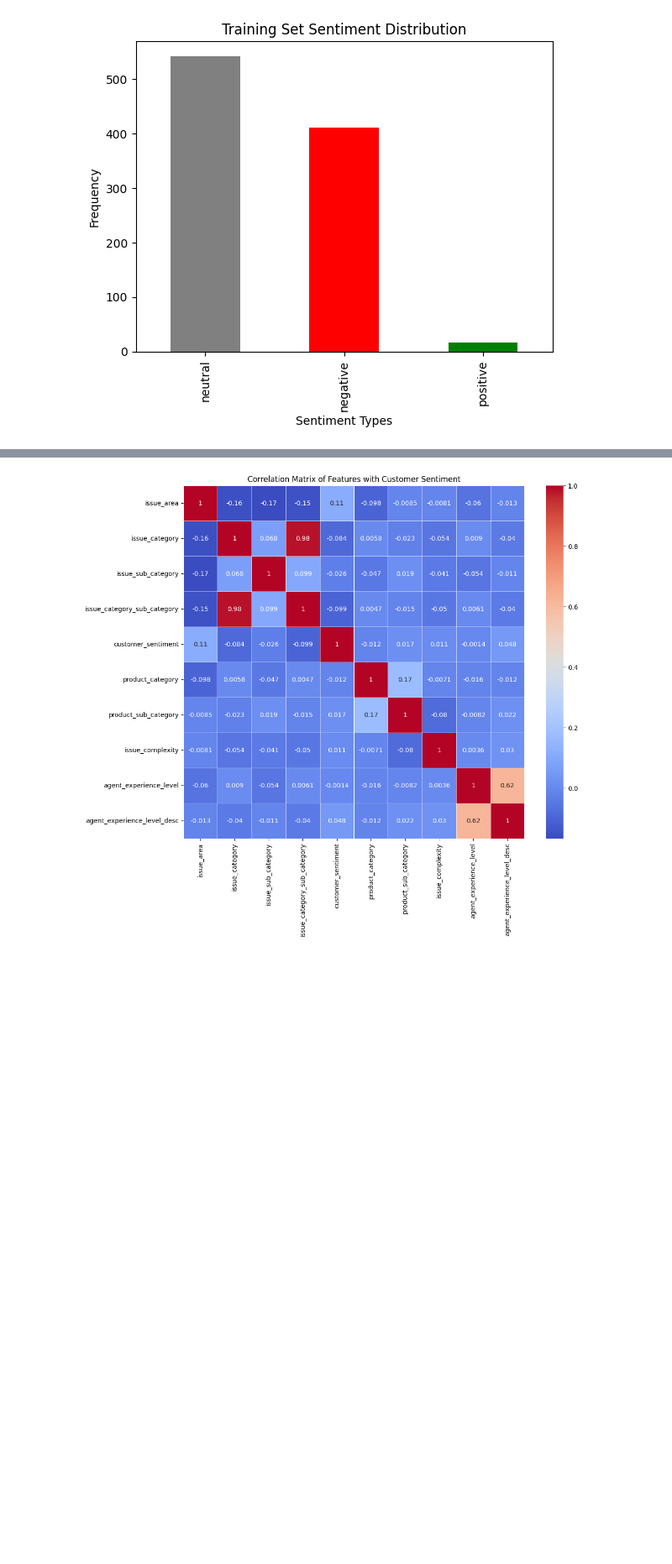
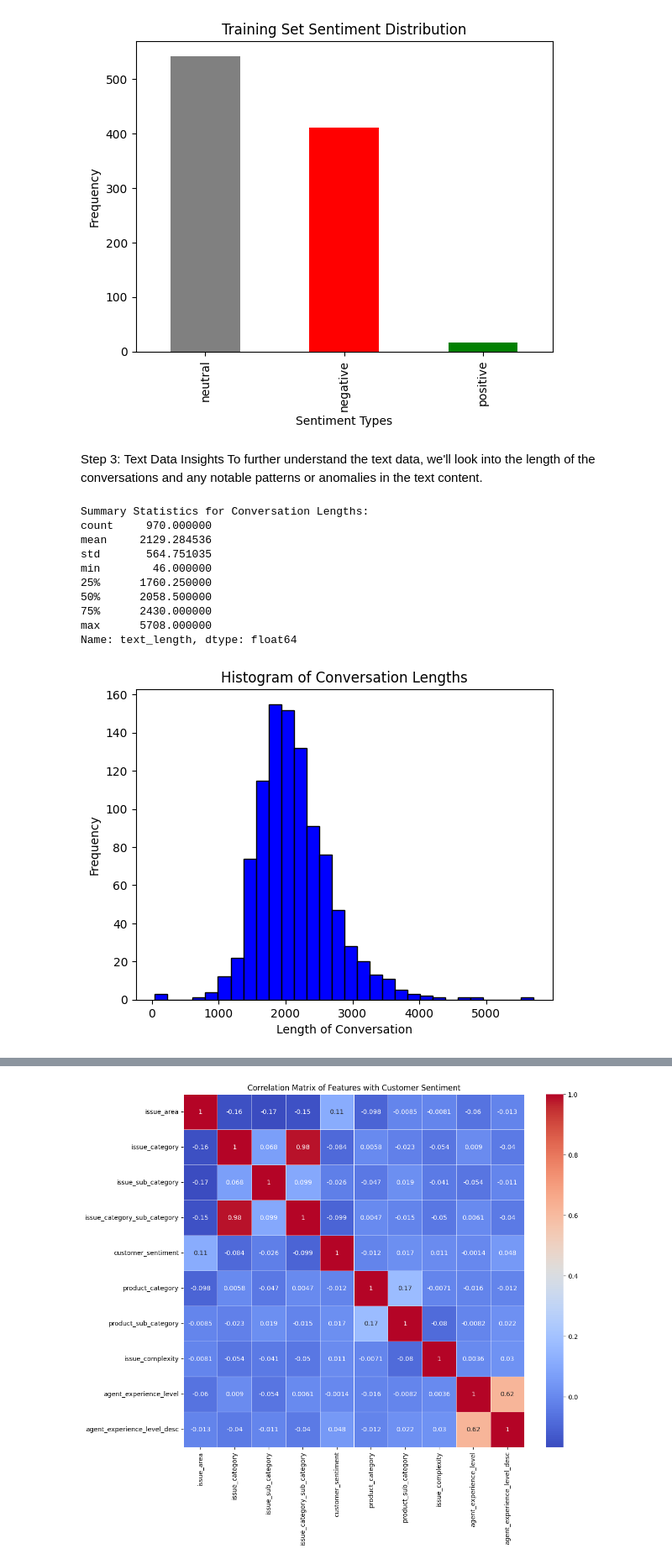
Before and after one commit to aycakrk/DI725_Ayca, a Jupyter notebook: assignment_1/DataExploration.ipynb, the cells around one changed output, grey strips where cells are left out. Shown: that part at 84% size. Cells and saved outputs as stored; diff of their text form; code cells hidden in the pictures; blank space fills up the shorter version.

Commit message:
Data Exploration and Pre-processing Phase2

```diff
--- a/assignment_1/DataExploration.ipynb
+++ b/assignment_1/DataExploration.ipynb
@@ -90,3 +101,32 @@ plt.ylabel('Frequency')
 plt.show()
 # %% [output]
 [figure]
+# %% [markdown]
+Step 3: Text Data Insights
+To further understand the text data, we'll look into the length of the conversations and any notable patterns or anomalies in the text content.
+# %%
+# Adding a new column for text length for analysis
+train_df['text_length'] = train_df['conversation'].apply(len)
+
+# Summary statistics for text length
+print("\nSummary Statistics for Conversation Lengths:")
+print(train_df['text_length'].describe())
+
+# Histogram to visualize the distribution of conversation lengths
+plt.hist(train_df['text_length'], bins=30, color='blue', edgecolor='black')
+plt.title('Histogram of Conversation Lengths')
+plt.xlabel('Length of Conversation')
+plt.ylabel('Frequency')
+plt.show()
+# %% [output]
+Summary Statistics for Conversation Lengths:
+count     970.000000
+mean     2129.284536
+std       564.751035
+min        46.000000
+25%      1760.250000
+50%      2058.500000
+75%      2430.000000
+max      5708.000000
+Name: text_length, dtype: float64
+[figure, added]
```
Also changed, not shown: parts of 12 cells of this notebook, 4 other files.
